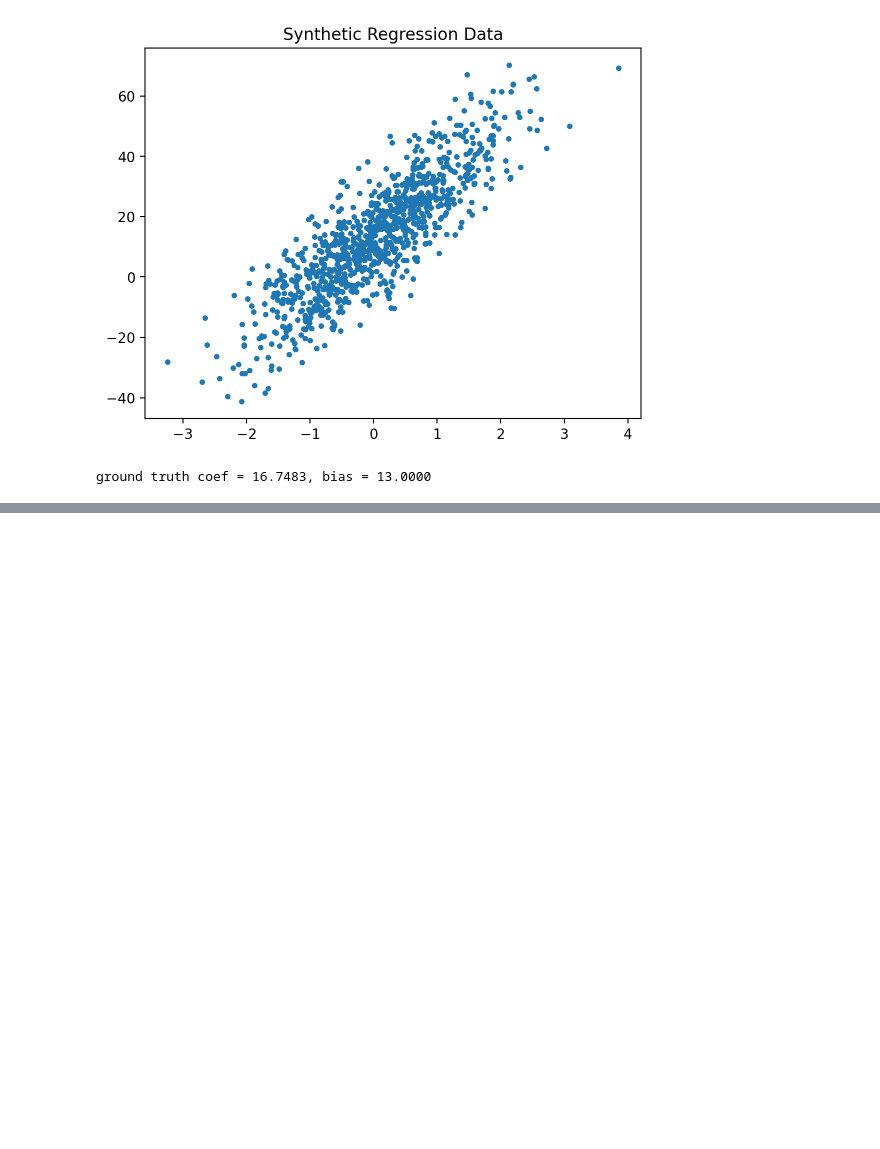
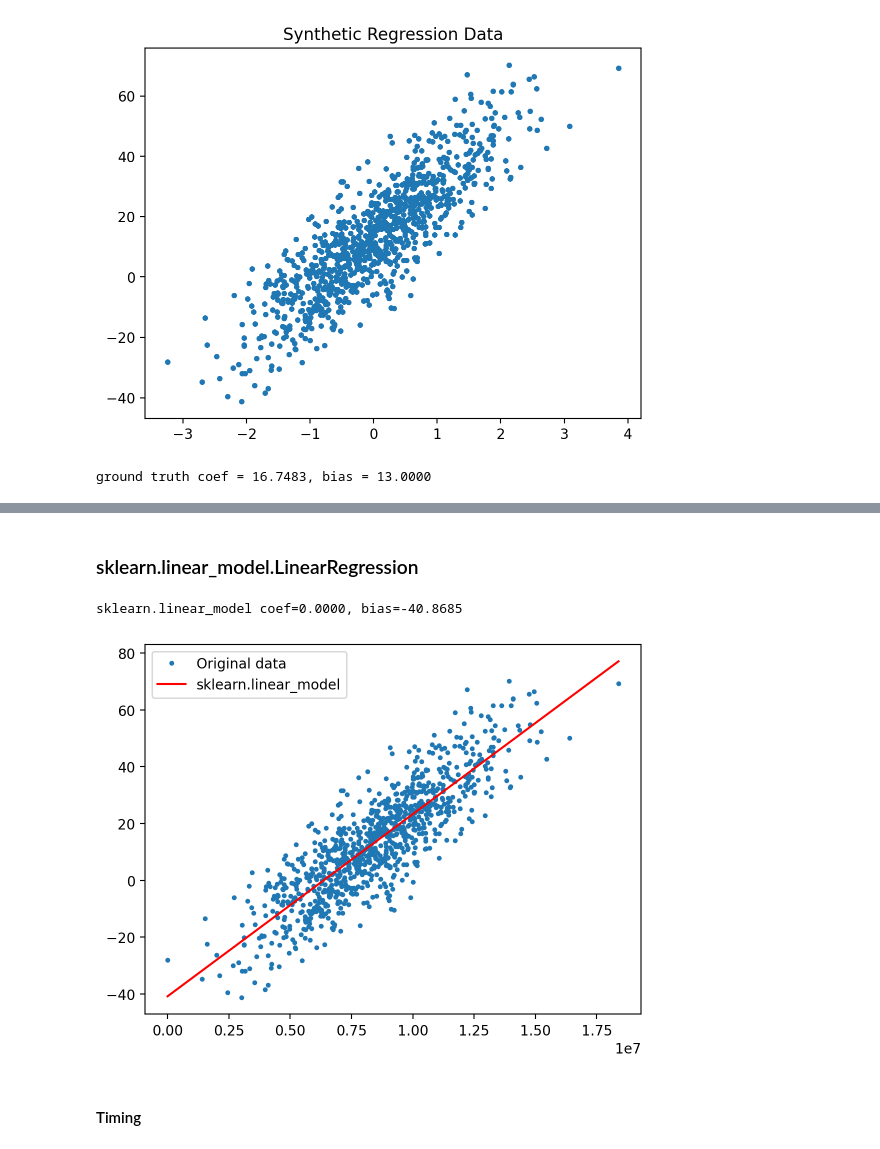
Before and after one commit to mrtj/linalg_lambda_article, a Jupyter notebook: linreg.ipynb, the cells around one changed output, grey strips where cells are left out. Drawn from its saved outputs; the diff is of its cells as text; code cells hidden in the pictures; blank space fills up the shorter version.

```diff
--- a/linreg.ipynb
+++ b/linreg.ipynb
@@ -35,0 +67,3 @@ pd.DataFrame(np.stack((x, y), axis=1), columns=('x', 'y')).to_csv('./data/data.c
+# %%
+dataset_path = './data/data.csv'
+df.to_csv(dataset_path)
@@ -35,0 +105,21 @@ pd.DataFrame(np.stack((x, y), axis=1), columns=('x', 'y')).to_csv('./data/data.c
+# %% [markdown]
+### sklearn.linear_model.LinearRegression
+# %%
+from sklearn.linear_model import LinearRegression
+model = LinearRegression()
+
+A = x.reshape((-1, 1))
+model.fit(A, y)
+bias = model.intercept_
+coef = model.coef_[0]
+print(f'sklearn.linear_model coef={coef:.04f}, bias={bias:.04f}')
+
+plt.plot(x, y, '.', label='Original data', markersize=5)
+plt.plot(x, coef*x + bias, 'r', label='sklearn.linear_model')
+plt.legend()
+plt.show()
+# %% [output]
+sklearn.linear_model coef=0.0000, bias=-40.8685
+[figure, added]
+# %% [markdown]
+#### Timing
```
Also changed, not shown: parts of 22 cells of this notebook, 2 other files.
